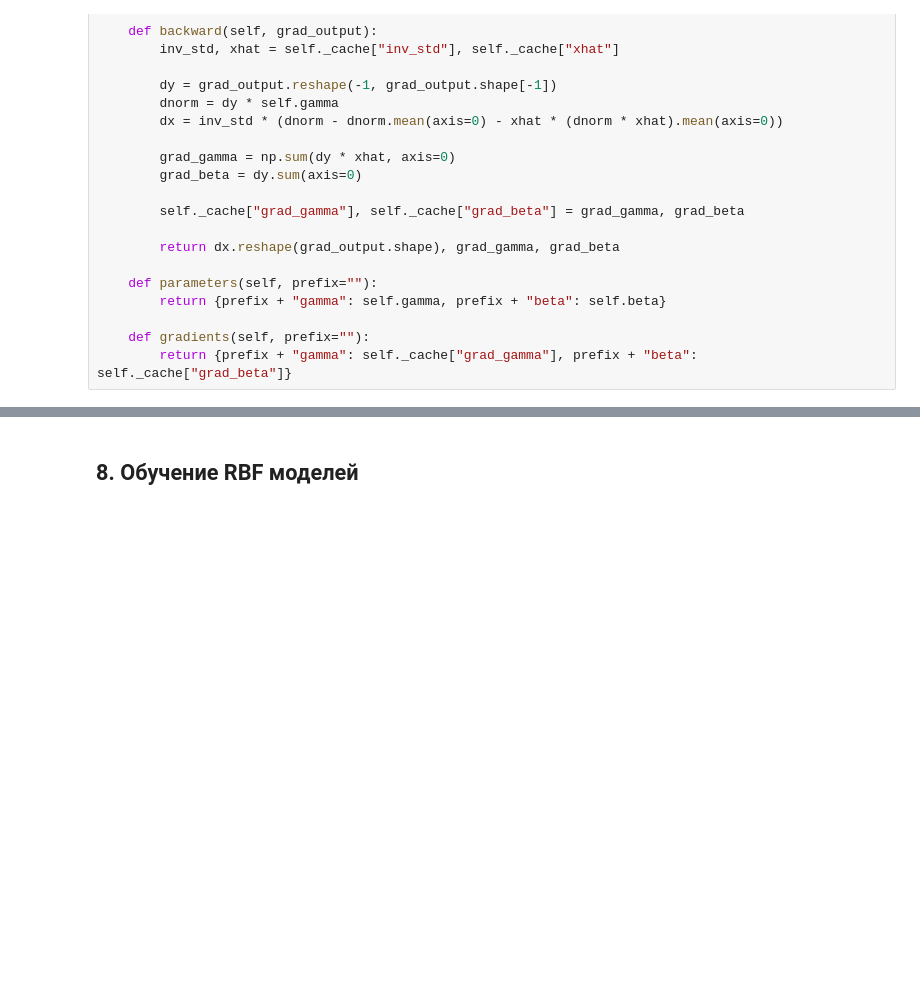
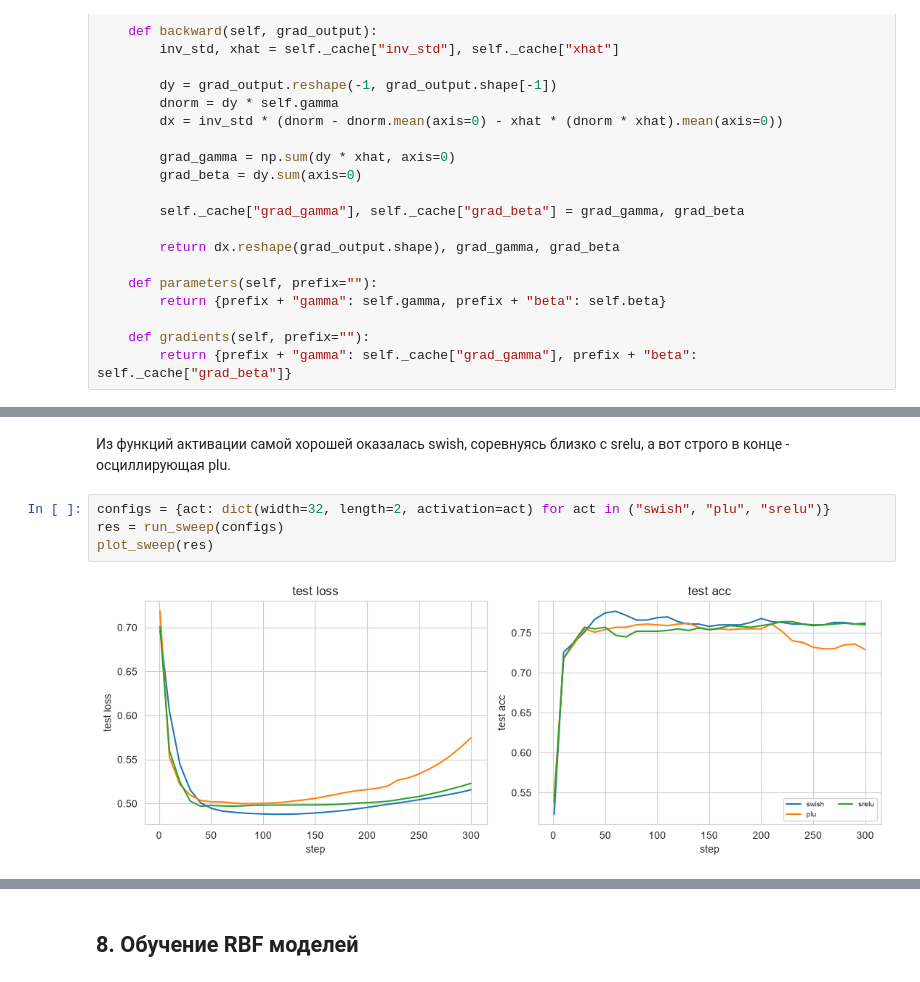
Before and after one commit to FB1-ITMO-CT/sem05_DA_lab02, a Jupyter notebook: notebooks/main.ipynb, the cells around one changed output, grey strips where cells are left out. Cells and saved outputs as stored; diff of their text form; blank space fills up the shorter version.

```diff
--- a/notebooks/main.ipynb
+++ b/notebooks/main.ipynb
@@ -902,0 +1105,8 @@ epoch=2000      loss=0.349874   acc=86.558045%
+# %% [markdown]
+Из функций активации самой хорошей оказалась swish, соревнуясь близко с srelu, а вот строго в конце - осциллирующая plu.
+# %%
+configs = {act: dict(width=32, length=2, activation=act) for act in ("swish", "plu", "srelu")}
+res = run_sweep(configs)
+plot_sweep(res)
+# %% [output]
+[figure, added]
```
Also changed, not shown: parts of 33 cells of this notebook.
